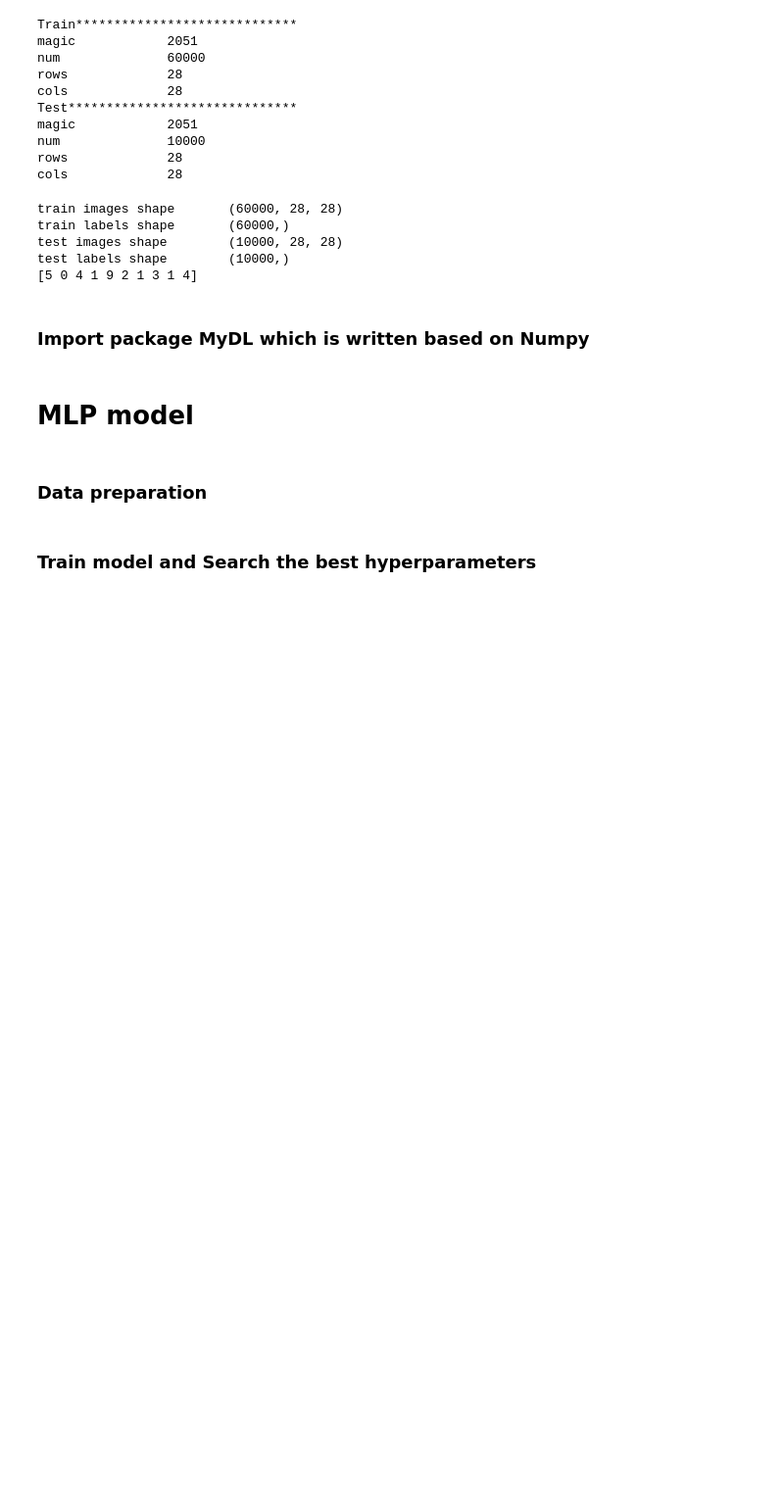
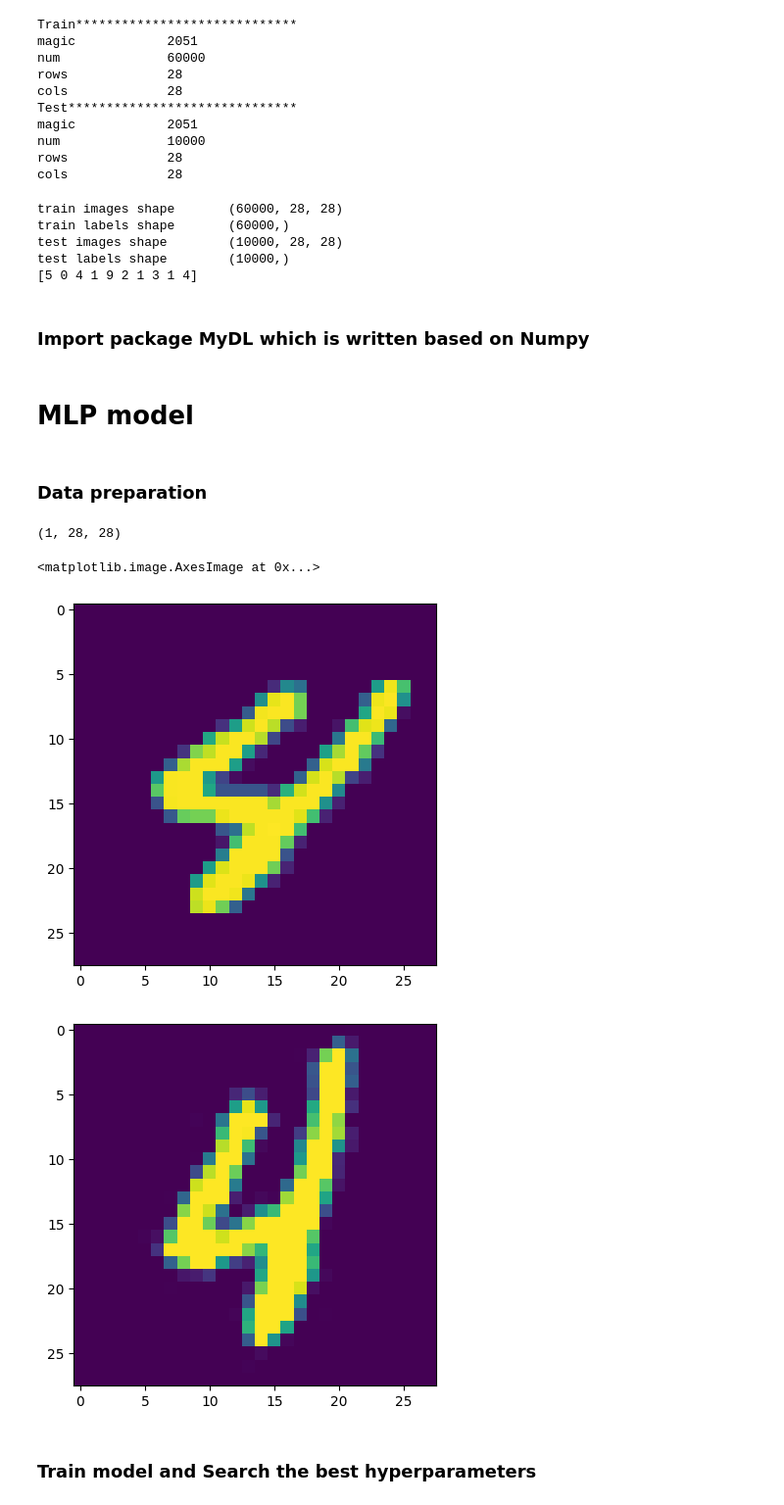
Before and after one commit to mmaaaff/DATA130051-Lab1-Fashion-MNIST-NNFromScratch, a Jupyter notebook: playground.ipynb, the cells around one changed output. Shown at 98% size. Saved outputs shown, nothing was run; the diff lists cells and outputs as text; code cells hidden in the pictures; blank space fills up the shorter version.

```diff
--- a/search_hyperparams_figure.ipynb
+++ b/playground.ipynb
@@ -82,6 +82,64 @@ y_test_mytensor = MyDL.MyTensor(test_labels, requires_grad=False)
 train_data = MyDL.data.mnist_dataset(X_train_mytensor, y_train_mytensor, augment=True, augment_prob=0.5, unfold=True)
 val_data = MyDL.data.mnist_dataset(X_val_mytensor, y_val_mytensor, unfold=True)
 test_data = MyDL.data.mnist_dataset(X_test_mytensor, y_test_mytensor, unfold=True)
+# %%
+import random
+from PIL import Image, ImageEnhance
+import MyDL.tensor
+
+def augment(img):
+    c, h, w = img.shape
+    rotate_degrees = 45
+    hflip_prob = 0.5
+    brightness_range = (0.8, 1.2)
+
+    img_np_hw = img[0]  # (h, w)
+
+    pil_mode = 'L'
+
+    img_pil = Image.fromarray(img_np_hw, mode=pil_mode)
+
+    # --- Augmentation ---
+    # Flipping
+    # if random.random() < hflip_prob:
+    #     img_pil = img_pil.transpose(Image.FLIP_LEFT_RIGHT)
+    # Rotating
+    if rotate_degrees > 0:
+        angle = random.uniform(-rotate_degrees, rotate_degrees)
+        # 使用 BICUBIC 插值获得更好的旋转质量
+        fill_value = (0,) * c
+        img_pil = img_pil.rotate(angle, resample=Image.BICUBIC, expand=False, fillcolor=fill_value)
+    # Brightness Adjustment
+    if brightness_range != (1.0, 1.0):
+        factor = random.uniform(brightness_range[0], brightness_range[1])
+        enhancer = ImageEnhance.Brightness(img_pil)
+        img_pil = enhancer.enhance(factor)
+    # Contrast Adjustment
+    if random.random() < 0.8:
+        contrast_factor = random.uniform(0.8, 1.2)
+        enhancer = ImageEnhance.Contrast(img_pil)
+        img_pil = enhancer.enhance(contrast_factor)
+    # Color Adjustment
+    if random.random() < 0.8:
+        color_factor = random.uniform(0.8, 1.2)
+        enhancer = ImageEnhance.Color(img_pil)
+        img_pil = enhancer.enhance(color_factor)
+
+    augmented_img_np_chw = np.expand_dims(np.array(img_pil), axis=0)  # (1, h, w)
+    print(augmented_img_np_chw.shape)
+    return augmented_img_np_chw
+
+idx = random.randint(0, 50000)
+
+plt.figure()
+plt.imshow(train_imgs[idx].get()[0])
+plt.figure()
+plt.imshow(augment(train_imgs[idx].get()).get()[0])
+# %% [output]
+(1, 28, 28)
+<matplotlib.image.AxesImage at 0x...>
+[figure, added]
+[figure, added]
 # %% [markdown]
 ### Train model and Search the best hyperparameters
 # %%
```
Also changed, not shown: parts of 1 cell of this notebook, 14 other files.
